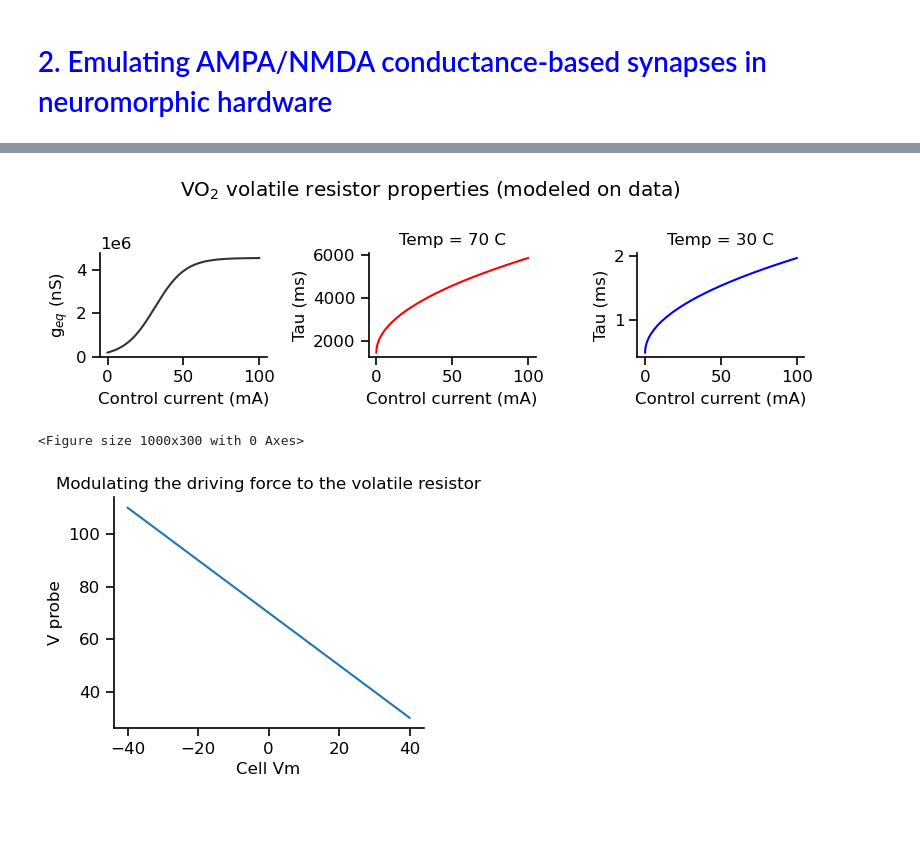
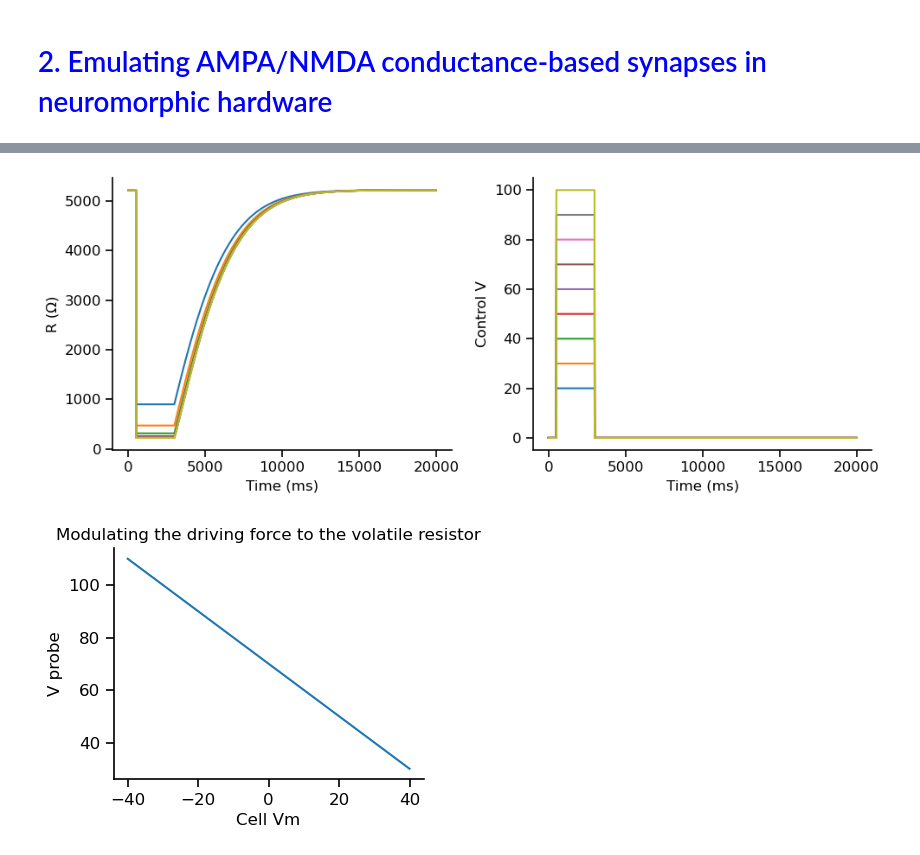
Before and after one commit to argalloni/Neuromorphic_simulations, a Jupyter notebook: Neuromorphic_NMDA.ipynb, the cells around one changed output, grey strips where cells are left out. Cells and saved outputs as stored; diff of their text form; code cells hidden in the pictures; blank space fills up the shorter version.

Commit message:
fixed bugs in V02 emulation, updated plots

```diff
--- a/Neuromorphic_NMDA.ipynb
+++ b/Neuromorphic_NMDA.ipynb
@@ -321,61 +366,47 @@ plt.show()
 # %%
-# Plot properties
-g_volatile = Volatile_Resistor(dt)
+# Plot test pulse
 
-fig,ax = plt.subplots(1,3,figsize=[8,2.5])
+# Simulation runtime parameters
+dt = 10.  # time step (ms)
+T = 20000   # simulation time (ms)
+time = np.arange(0., T, dt)
 
-controlI = np.linspace(0,100,1000)
-g_eq = g_volatile.transfer_func(controlI)
-ax[0].plot(controlI,g_eq, c=line_color)
-ax[0].set_xlabel('Control current (mA)')
-ax[0].set_ylabel('g$_{eq}$ (nS)')
-
-ax[1].plot(controlI,g_volatile.tau(controlI,temperature=70),c='r')
-ax[1].set_xlabel('Control current (mA)')
-ax[1].set_ylabel('Tau (ms)')
-ax[1].set_title('Temp = 70 C',fontsize=12)
-
-ax[2].plot(controlI,g_volatile.tau(controlI,temperature=30),c='b')
-ax[2].set_xlabel('Control current (mA)')
-ax[2].set_ylabel('Tau (ms)')
-ax[2].set_title('Temp = 30 C',fontsize=12)
-
-plt.suptitle('VO$_{2}$ volatile resistor properties (modeled on data)')
-plt.tight_layout()
-plt.show()
-
-# fig,ax = plt.subplots(1,3,figsize=[8,2.5])
 # baselineI = g_volatile.compute_controlI(20)
-# pulseI = 1.
 # print(f"Pulse control V = {pulseI}")
 # print(f"Baseline control V (to set the decay tau) = {baselineI}")
 # print(f"Tau = {round(g_volatile.tau(baselineI))} ms")
 
-# for t in time:
-#     if t==50:
-#         g_volatile.controlI = pulseI
-#     if t>50:
-#         g_volatile.controlI = baselineI
-#     g_volatile.time_step()
+R_hist_ls = []
+controlI_hist_ls = []
+for pulseI in np.arange(20,110,10):
+    g_volatile = Volatile_Resistor(dt, temperature=70)
+    for t in time:
+        if t>500 and t<3000:
+            g_volatile.controlI = pulseI
+        else:
+            g_volatile.controlI = 0
+        g_volatile.time_step()
+    R_hist_ls.append(g_volatile.R_history)
+    controlI_hist_ls.append(g_volatile.controlI_history)
 
-# ax[0].plot(time, g_volatile.g_history,c=line_color)
-# ax[0].set_xlabel('Time (ms)')
-# ax[0].set_ylabel('conductance, g (nS)')
+R_hist = np.array(R_hist_ls).T
+controlI_hist = np.array(controlI_hist_ls).T
 
-# ax[1].plot(time, g_volatile.controlI_history,c=line_color)
-# ax[1].set_xlabel('Time (ms)')
-# ax[1].set_ylabel('Control V')
 
-# ax[2].plot(time, g_volatile.controlI_history,c=line_color)
-# ax[2].set_xlabel('Time (ms)')
-# ax[2].set_ylabel('Control V')
-# ax[2].set_ylim([-0.0005,0.01])
+fig,ax = plt.subplots(1,2,figsize=[10,4])
+
+ax[0].plot(time, R_hist)
+ax[0].set_xlabel('Time (ms)')
+ax[0].set_ylabel('R (Ω)')
+
+ax[1].plot(time, controlI_hist)
+ax[1].set_xlabel('Time (ms)')
+ax[1].set_ylabel('Control V')
 
 plt.tight_layout()
 plt.show()
 # %% [output]
-[figure, old version]
+[figure, new version]
-<Figure size 1000x300 with 0 Axes>
 # %%
 # Define variable probe voltage
 
```
Also changed, not shown: parts of 4 cells of this notebook, 1 other file.
